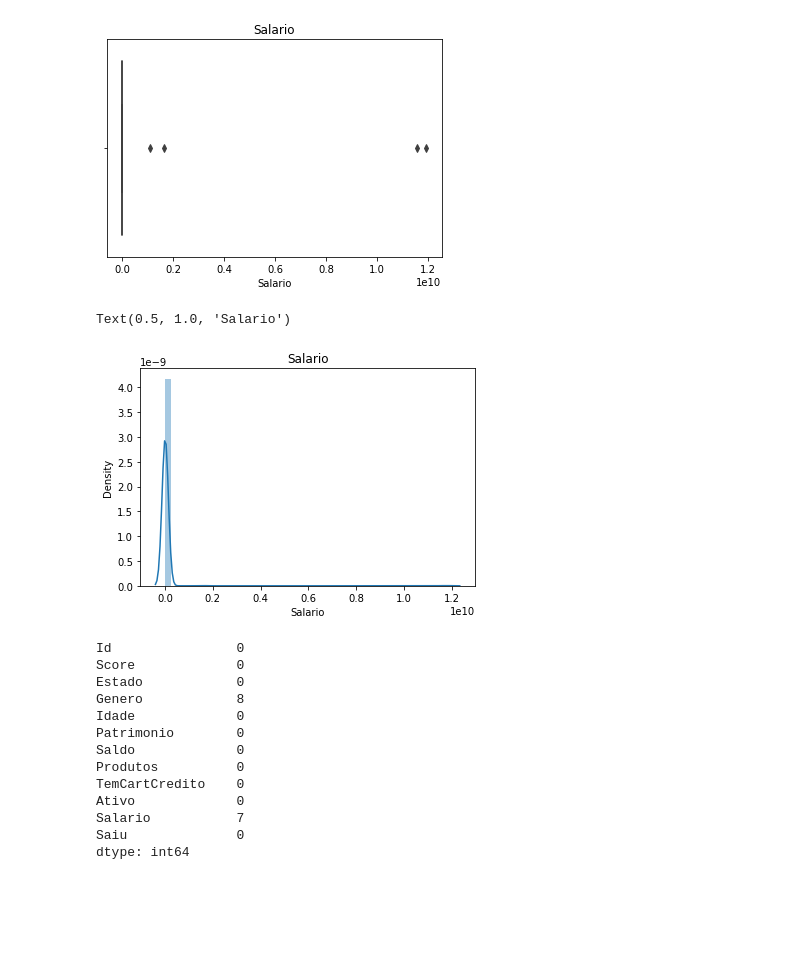
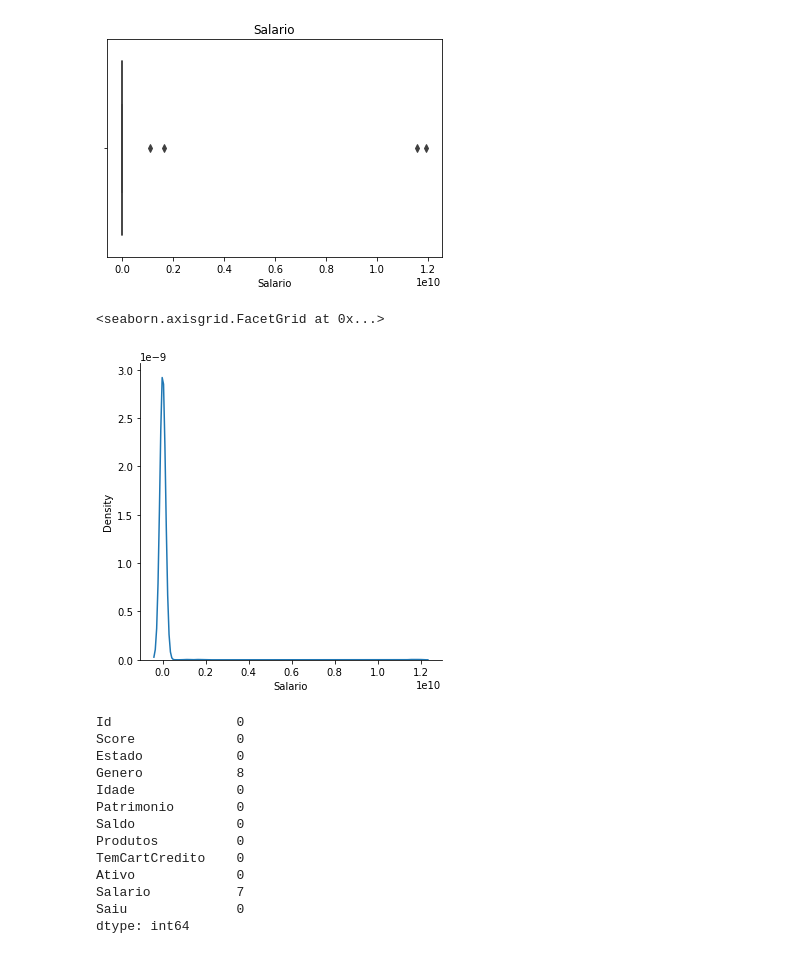
Before and after one commit to edumoliveira95/Data-Science, a Jupyter notebook: Tratamento de Dados.ipynb, the cells around one changed output. Drawn from its saved outputs; the diff is of its cells as text; code cells hidden in the pictures; blank space fills up the shorter version.

```diff
--- a/Tratamento de Dados.ipynb
+++ b/Tratamento de Dados.ipynb
@@ -157,10 +157,10 @@ srn.boxplot(dataset['Salario']).set_title('Salario')
 Text(0.5, 1.0, 'Salario')
 [figure]
 # %%
-srn.distplot(dataset['Salario']).set_title('Salario')
+srn.displot(data=dataset, x='Salario', kind='kde')
 # %% [output]
-Text(0.5, 1.0, 'Salario')
+<seaborn.axisgrid.FacetGrid at 0x...>
-[figure, old version]
+[figure, new version]
 # %%
 #contamos valores NAN
 #genero e salario
```
Also changed, not shown: parts of 7 cells of this notebook.
